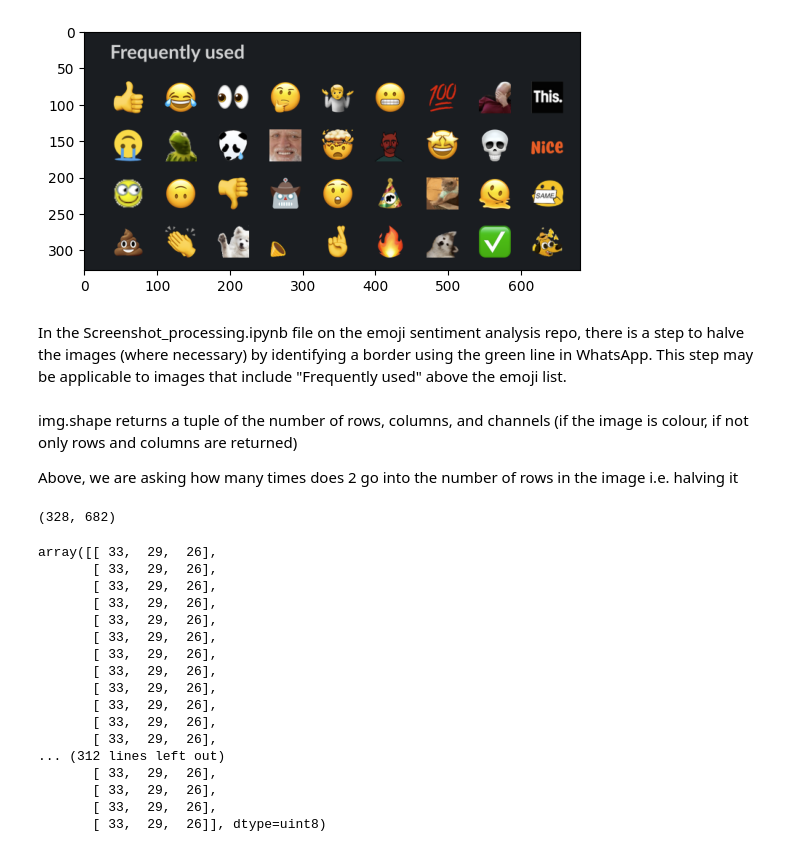
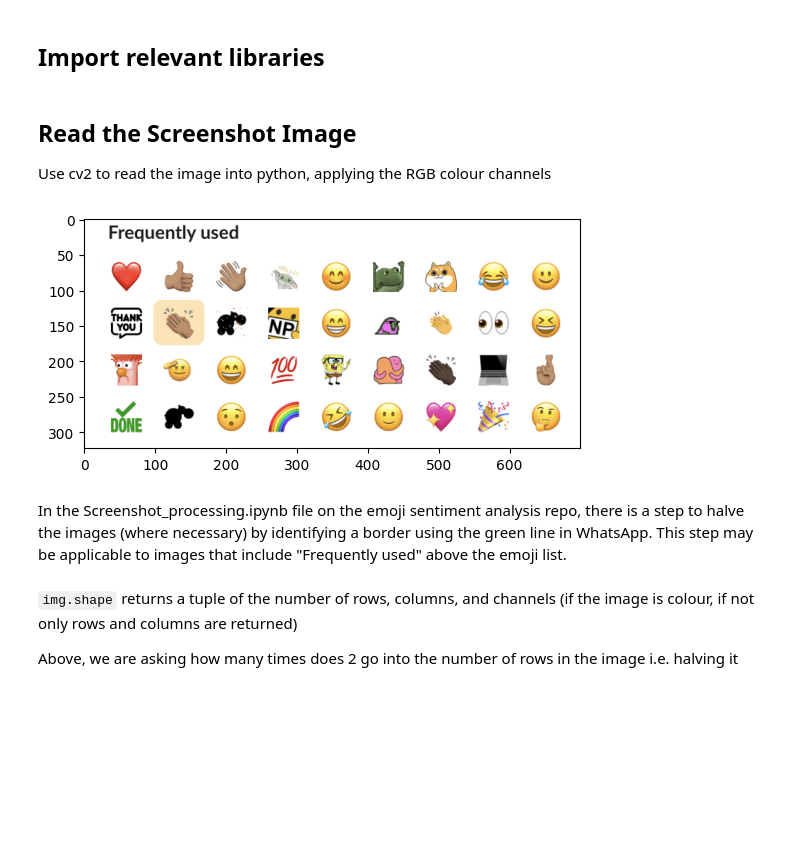
Before and after one commit to laurah-hippo/hippo-fuse-analysis, a Jupyter notebook: step-by-step.ipynb, the cells around one changed output. Cells and saved outputs as stored; diff of their text form; code cells hidden in the pictures; blank space fills up the shorter version.

Commit message:
fuse-1: Updated jupyter file with img processing from import to individual emoji captures

```diff
--- a/step-by-step.ipynb
+++ b/step-by-step.ipynb
@@ -1,3 +11,5 @@
+# %% [markdown]
+## Import relevant libraries
 # %%
 import cv2
 import statistics
@@ -7,42 +19,19 @@ from scipy.signal import find_peaks
+# %% [markdown]
+## Read the Screenshot Image
+Use cv2 to read the image into python, applying the RGB colour channels
 # %%
 # cv2.imread reads the image in BGR format, so we need to convert it to RGB for displaying with matplotlib
-img = cv2.imread('Resource/fuse_screenshots/fuse_20260907_092730.png')
+# img = cv2.imread('Resource/fuse_screenshots/fuse_20260907_092730.png')
+img = cv2.imread('Resource/fuse_screenshots/fuse_20260907_094858.png')
 
 plt.imshow(cv2.cvtColor(img, cv2.COLOR_BGR2RGB))
 plt.show()
 # %% [output]
-[figure, old version]
+[figure, new version]
 # %% [markdown]
 In the Screenshot_processing.ipynb file on the emoji sentiment analysis repo, there is a step to halve the images (where necessary) by identifying a border using the green line in WhatsApp.
 This step may be applicable to images that include "Frequently used" above the emoji list.
 # %% [markdown]
-img.shape returns a tuple of the number of rows, columns, and channels (if the image is colour, if not only rows and columns are returned)
+`img.shape` returns a tuple of the number of rows, columns, and channels (if the image is colour, if not only rows and columns are returned)
 
 Above, we are asking how many times does 2 go into the number of rows in the image i.e. halving it
-# %%
-img[:,:,0].shape
-# %% [output]
-(328, 682)
-# %%
-# [row, column, channel][row, column]
-l_1 = img[:,:][:,40]
-l_1.shape
-l_1
-# %% [output]
-array([[ 33,  29,  26],
-       [ 33,  29,  26],
-       [ 33,  29,  26],
-       [ 33,  29,  26],
-       [ 33,  29,  26],
-       [ 33,  29,  26],
-       [ 33,  29,  26],
-       [ 33,  29,  26],
-       [ 33,  29,  26],
-       [ 33,  29,  26],
-       [ 33,  29,  26],
-       [ 33,  29,  26],
-... (312 lines left out)
-       [ 33,  29,  26],
-       [ 33,  29,  26],
-       [ 33,  29,  26],
-       [ 33,  29,  26]], dtype=uint8)
```
Also changed, not shown: parts of 38 cells of this notebook, 1 other file.
